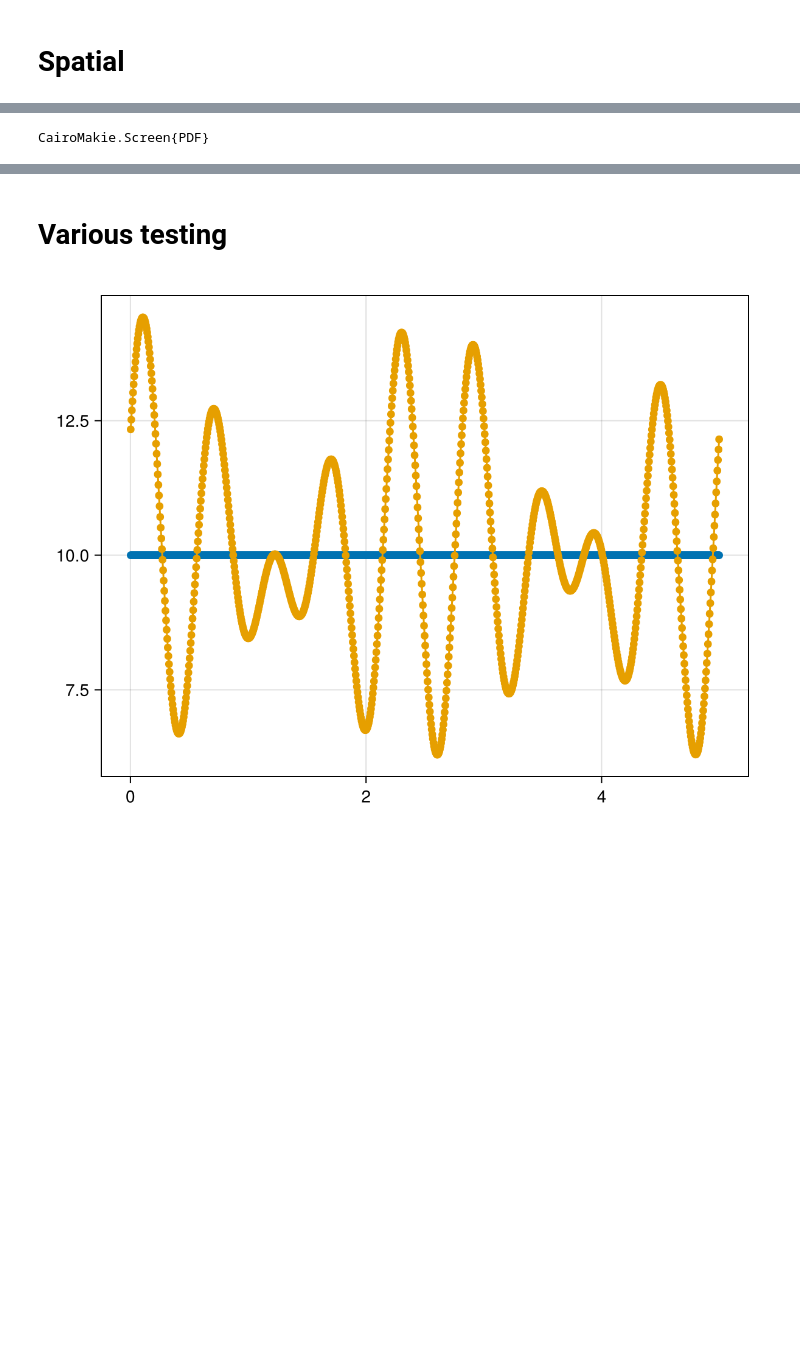
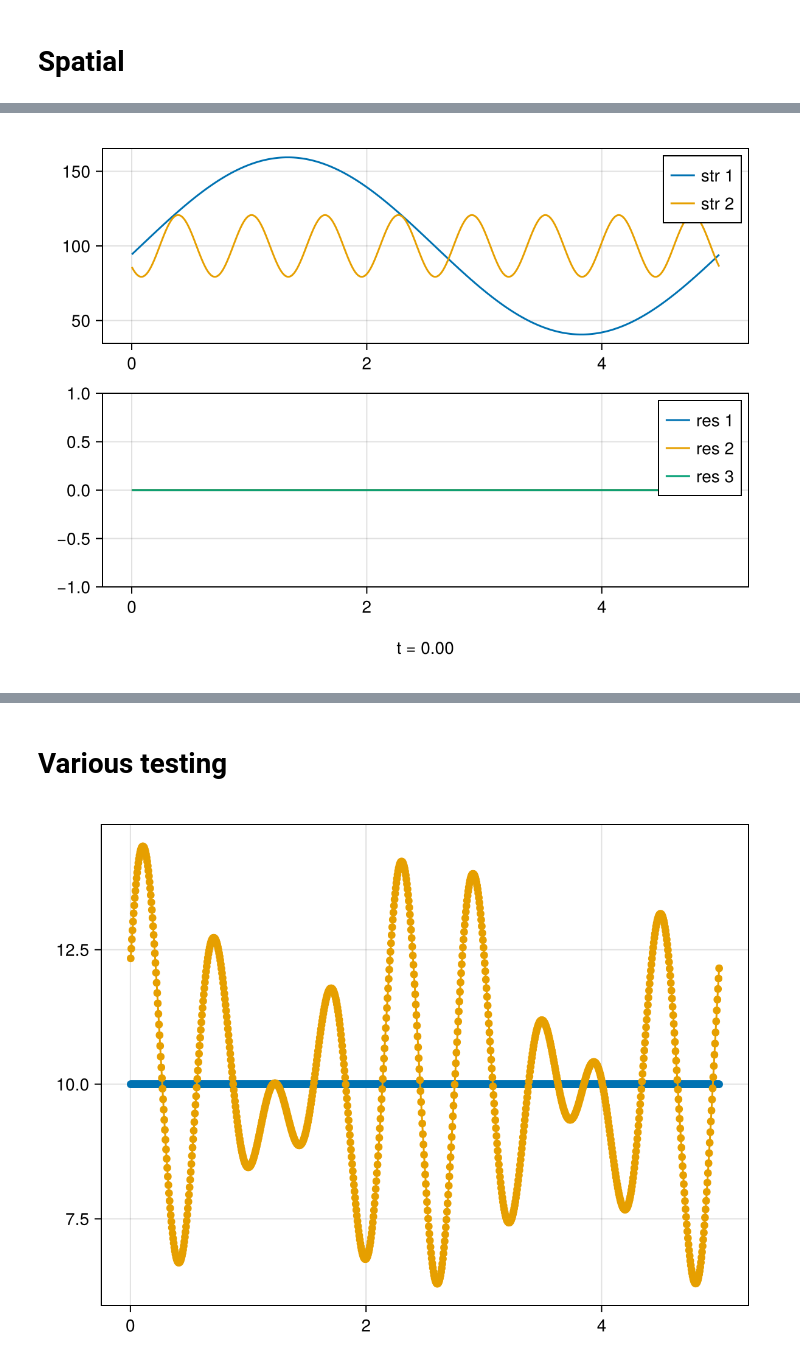
Before and after one commit to kockahonza/SSMC, a Jupyter notebook: notebooks/clean slate/Competing MMs.ipynb, the cells around one changed output, grey strips where cells are left out. Saved outputs shown, nothing was run; the diff lists cells and outputs as text; code cells hidden in the pictures; blank space fills up the shorter version.

```diff
--- a/notebooks/clean slate/Competing MMs.ipynb
+++ b/notebooks/clean slate/Competing MMs.ipynb
@@ -100,8 +112,7 @@ f = plot_1dsmmicrm_sol_snap(s, -1)
-# %%
-Label(f[0,1], "MM1 has m of 0.9, MM2 has c of 1.1, everything else is 1"; tellwidth=false)
-Makie.save("../../data/comp_mms/eg1.pdf", f)
-# %% [output]
-CairoMakie.Screen{PDF}
+# %%
+f = plot_1dsmmicrm_sol_snap(s, 1)
+# %% [output]
+[figure, added]
 # %%
 faa = plot_1dsmmicrm_sol_interactive(s)
 display(GLMakie.Screen(), faa)
```
Also changed, not shown: parts of 12 cells of this notebook, 11 other files.
